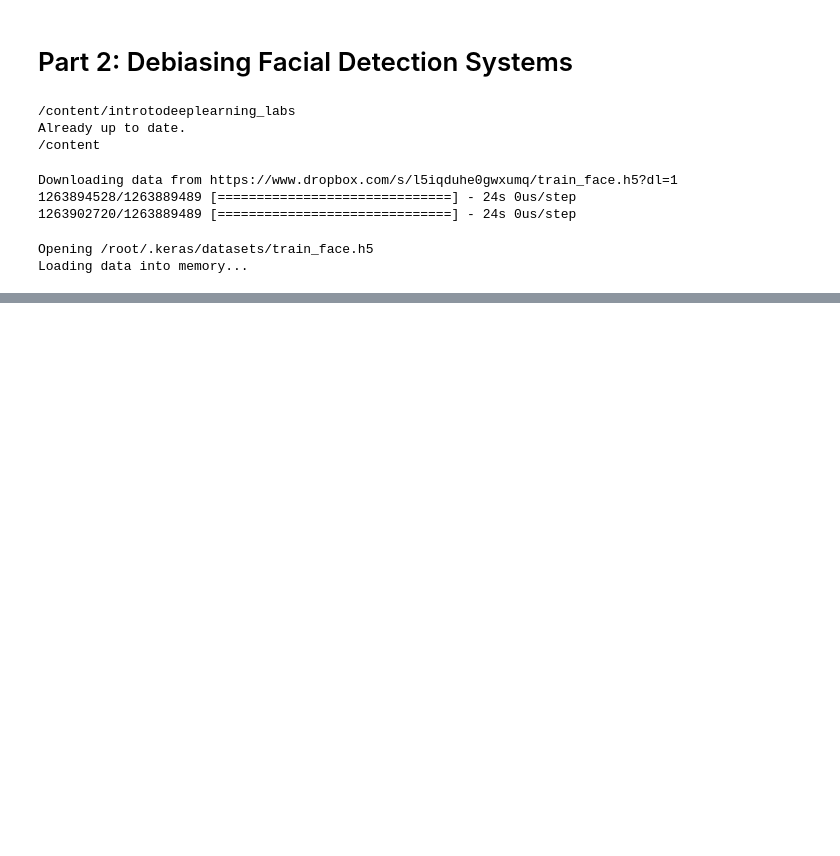
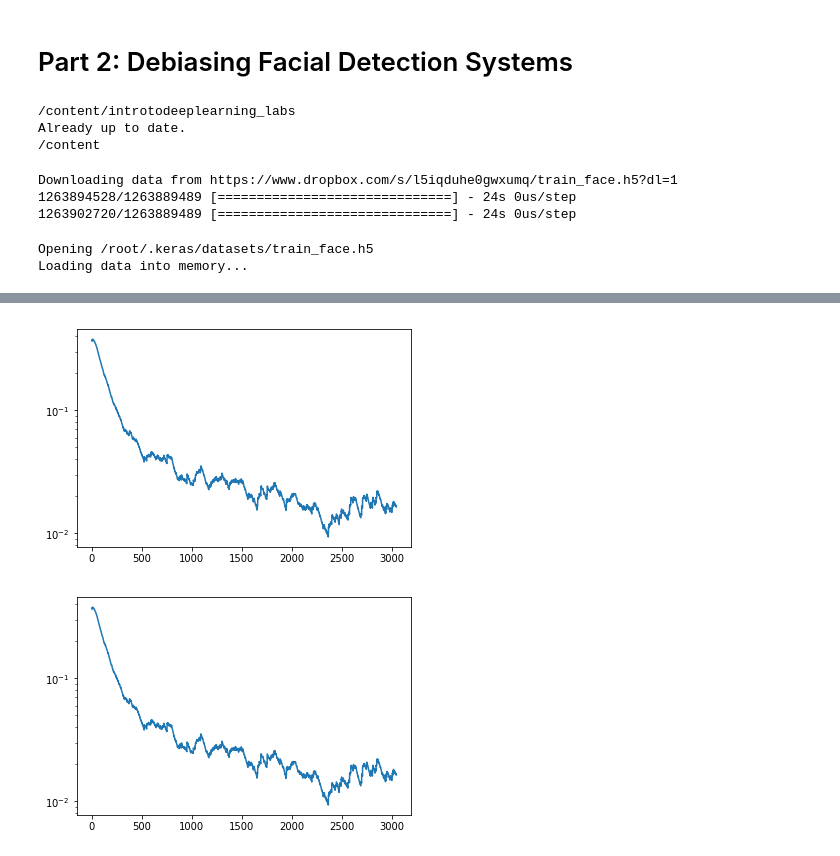
Before and after one commit to freison/DeepLearning, a Jupyter notebook: Laboratory_2_Computer_Vision_Part_2_Debiasing_Facial_Detection_Systems.ipynb, the cells around one changed output, grey strips where cells are left out. Saved outputs shown, nothing was run; the diff lists cells and outputs as text; code cells hidden in the pictures; blank space fills up the shorter version.

```diff
--- a/Laboratory_2_Computer_Vision_Part_2_Debiasing_Facial_Detection_Systems.ipynb
+++ b/Laboratory_2_Computer_Vision_Part_2_Debiasing_Facial_Detection_Systems.ipynb
@@ -62,0 +114,36 @@ plt.grid(False)
+# %%
+batch_size = 36
+num_epochs = 10 # Keep small to run faster
+learning_rate = 1e-3
+
+optimizer = tf.train.AdamOptimizer(learning_rate = learning_rate) # define our optimizer
+loss_history = util.LossHistory(smoothing_factor = 0.99)
+plotter =util.PeriodicPlotter(sec = 2,scale = "semilogy")
+
+# The training loop!
+for epoch in range(num_epochs):
+
+  custom_msg = util.custom_progress_text("Epoch: %(epoch).0f Loss: %(loss)2.2f")
+  bar = util.create_progress_bar(custom_msg)
+
+  for idx in bar(range(loader.get_train_steps_per_epoch(batch_size))):
+    # First grab a batch of training data and convert the input images to tensor
+    x, y = loader.get_batch(batch_size)
+    x = tf.convert_to_tensor(x, dtype=tf.float32)
+    y = tf.convert_to_tensor(y, dtype=tf.float32)
+
+    # GradientTape to record differentiation operations
+    with tf.GradientTape() as tape:
+      logits = standar_classifier(x) # Feed the images into the model
+      loss_value = tf.nn.sigmoid_cross_entropy_with_logits(labels = y, logits = logits) # compute the loss
+
+    custom_msg.update_mapping(epoch = epoch, loss = loss_value.numpy().mean())
+    # Backpropagation
+    grads =tape.gradient(loss_value, standar_classifier.variables)
+    optimizer.apply_gradients(zip(grads, standar_classifier.variables), global_step = tf.train.get_or_create_global_step())
+
+    loss_history.append(loss_value.numpy().mean())
+    plotter.plot(loss_history.get())
+# %% [output]
+[figure, added]
+[figure, added]
```
Also changed, not shown: parts of 2 cells of this notebook.
